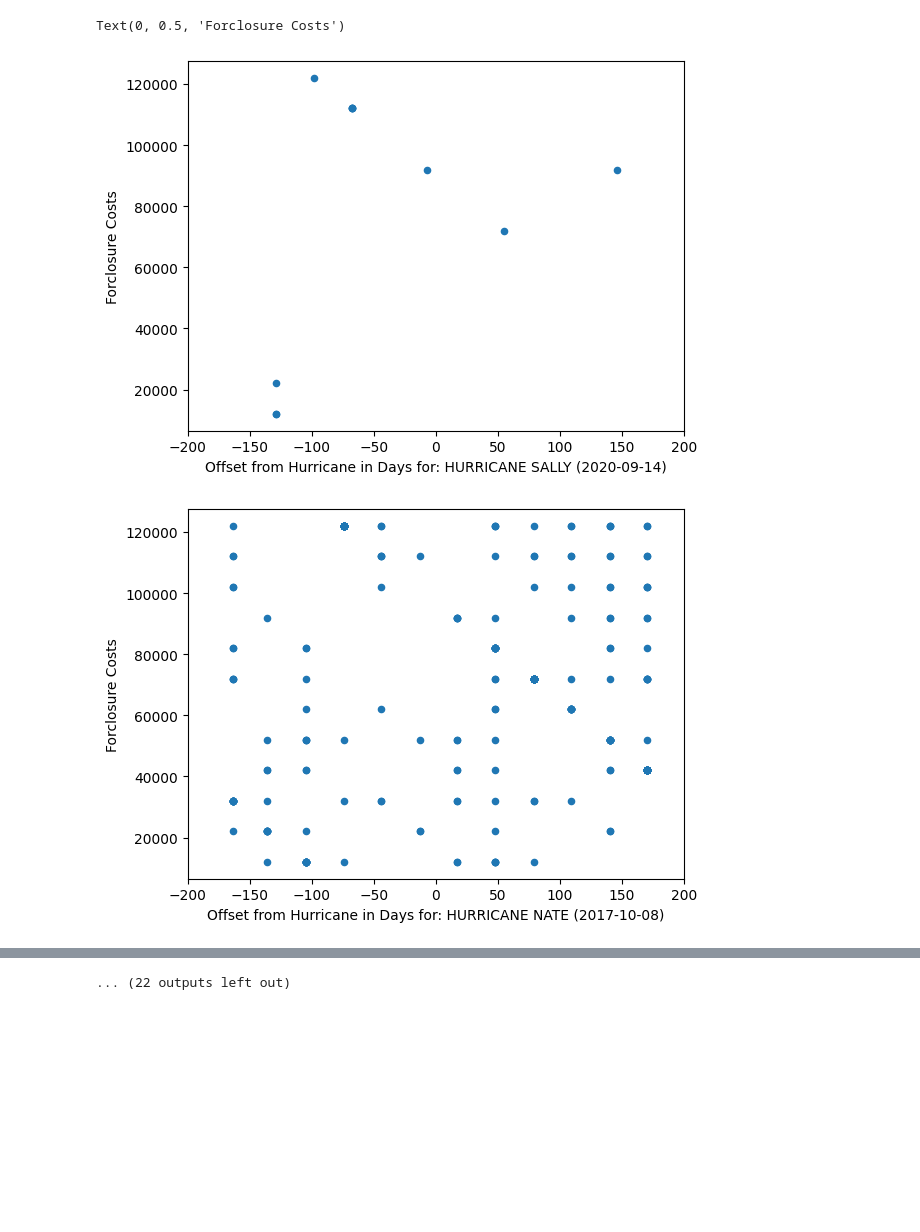
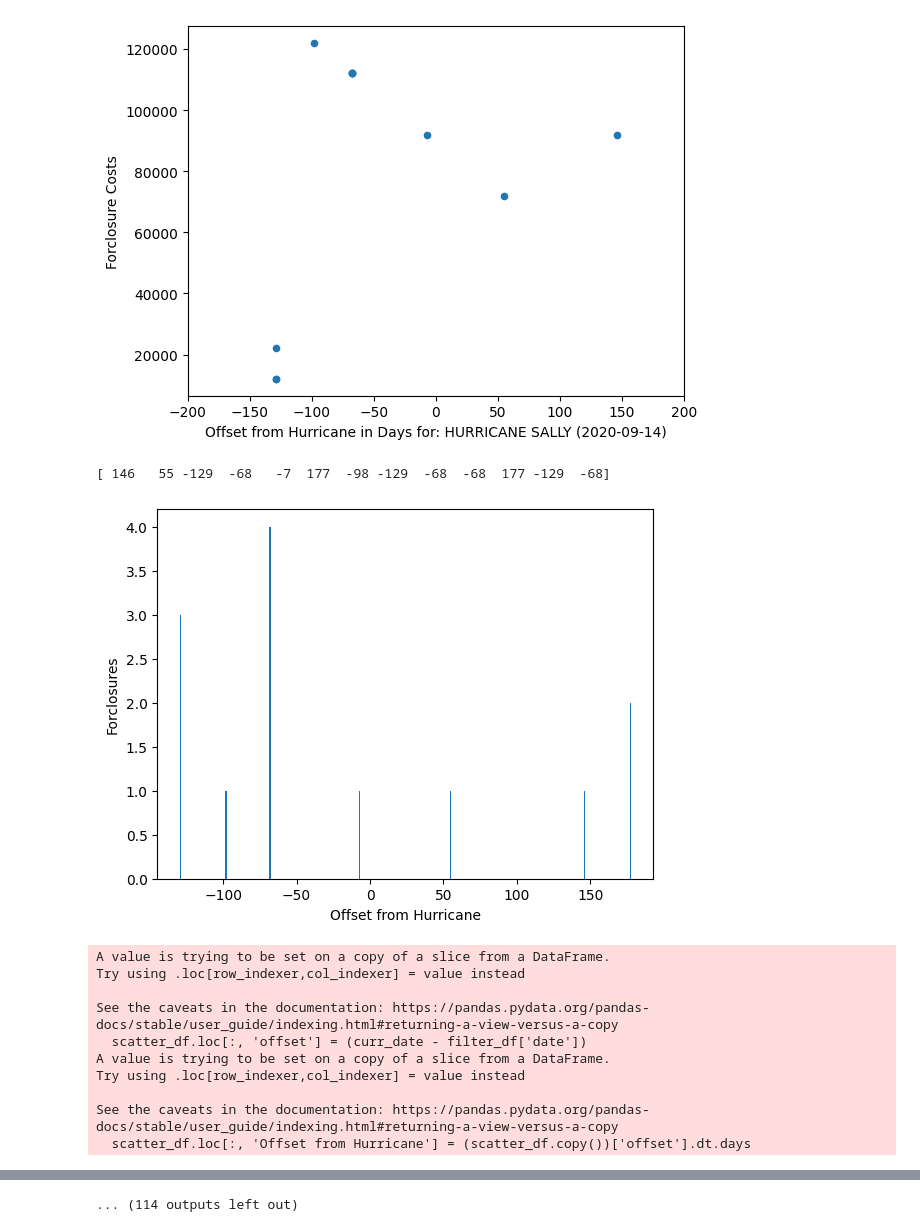
Before and after one commit to michelleehc/bitcamp, a Jupyter notebook: relativechart (updated).ipynb, the cells around one changed output, grey strips where cells are left out. Drawn from its saved outputs; the diff is of its cells as text; code cells hidden in the pictures; blank space fills up the shorter version.

```diff
--- a/relativechart (updated).ipynb
+++ b/relativechart (updated).ipynb
@@ -78,6 +80,31 @@ for x in range(0, len(disaster_df)):
     ax.set_xlim(left=-200, right=200)
     plt.xlabel('Offset from Hurricane in Days for: ' + hurricane + ' (' + timestamp.strftime('%Y-%m-%d') + ')')
     plt.ylabel('Forclosure Costs')
+    plt.show()
+
+    y = scatter_df['Offset from Hurricane'].apply(lambda x: x).values
+
+
+    sorted_list = sorted(y)
+    sorted_counted = Counter(sorted_list)
+
+    range_length = list(range(min(y), max(y)))
+    data_series = {}
+
+    for i in range_length:
+        data_series[i] = 0
+
+    for key, value in sorted_counted.items():
+        data_series[key] = value
+
+    data_series = pd.Series(data_series)
+    x_values = data_series.index
+
+    #plot bar graph
+    plt.bar(x_values, data_series.values)
+    plt.xlabel("Offset from Hurricane")
+    plt.ylabel("Forclosures")
+    plt.show()
 
 data = master_fl_df
 ax = data.plot.scatter(x='Offset from Hurricane', y=housing_info)
@@ -102,6 +127,16 @@ Try using .loc[row_indexer,col_indexer] = value instead
 
 See the caveats in the documentation: https://pandas.pydata.org/pandas-docs/stable/user_guide/indexing.html#returning-a-view-versus-a-copy
   scatter_df.loc[:, 'Offset from Hurricane'] = (scatter_df.copy())['offset'].dt.days
+[figure]
-Text(0, 0.5, 'Forclosure Costs')
+[ 146   55 -129  -68   -7  177  -98 -129  -68  -68  177 -129  -68]
-[figure]
-[figure, old version]
+[figure, new version]
+A value is trying to be set on a copy of a slice from a DataFrame.
+Try using .loc[row_indexer,col_indexer] = value instead
+
+See the caveats in the documentation: https://pandas.pydata.org/pandas-docs/stable/user_guide/indexing.html#returning-a-view-versus-a-copy
+  scatter_df.loc[:, 'offset'] = (curr_date - filter_df['date'])
+A value is trying to be set on a copy of a slice from a DataFrame.
+Try using .loc[row_indexer,col_indexer] = value instead
+
+See the caveats in the documentation: https://pandas.pydata.org/pandas-docs/stable/user_guide/indexing.html#returning-a-view-versus-a-copy
+  scatter_df.loc[:, 'Offset from Hurricane'] = (scatter_df.copy())['offset'].dt.days
@@ -116 +191 @@ Text(0, 0.5, 'Forclosure Costs')
-... (22 outputs left out)
+... (114 outputs left out)
```
Also changed, not shown: parts of 2 cells of this notebook.
